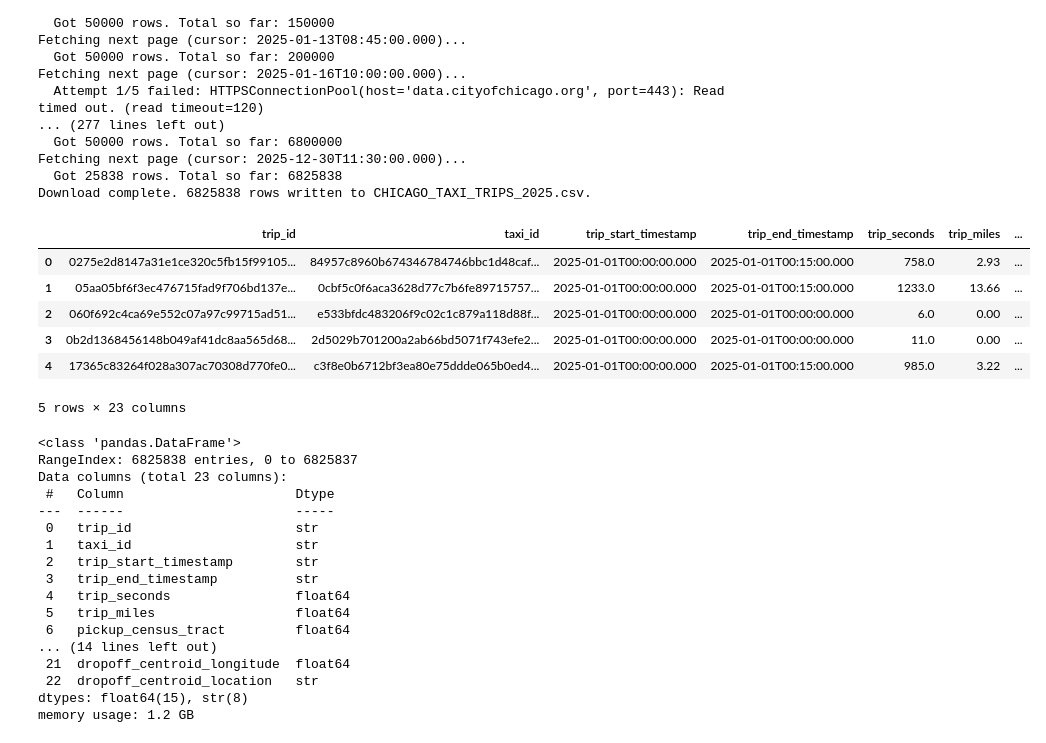
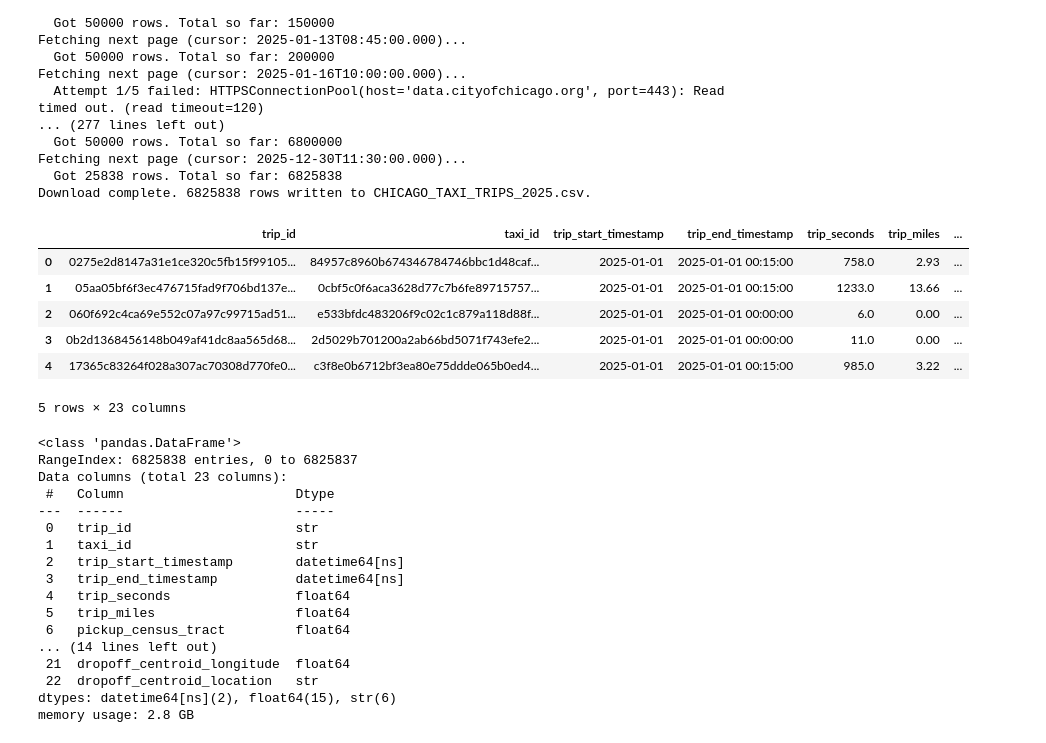
Before and after one commit to ge02/AAA_TA_2026, a Jupyter notebook: notebooks/01_Preprocessing/01_01_Fetch_Trip_Data.ipynb, the cells around one changed output. Saved outputs shown, nothing was run; the diff lists cells and outputs as text; code cells hidden in the pictures.

Commit message:
turn every csv into parquet format

```diff
--- a/notebooks/01_Preprocessing/01_01_Fetch_Trip_Data.ipynb
+++ b/notebooks/01_Preprocessing/01_01_Fetch_Trip_Data.ipynb
@@ -148,19 +161,19 @@ Download complete. 6825838 rows written to CHICAGO_TAXI_TRIPS_2025.csv.
 # %%
 # # # # # # # # # # # # # # # # # # # # # #
 #                                         #
 # Check data                              #
 #                                         #
 # # # # # # # # # # # # # # # # # # # # # #
 
-trip_data = pd.read_csv("data/trips/CHICAGO_TAXI_TRIPS_2025.csv")
+trip_data = pd.read_parquet("data/trips/01_01_fetch_trip_data.parquet")
 trip_data.head()
 # %% [output]
 |  | trip_id | taxi_id | trip_start_timestamp | trip_end_timestamp | trip_seconds | trip_miles | ... |
-| 0 | 0275e2d8147a31e1ce320c5fb15f99105... | 84957c8960b674346784746bbc1d48caf... | 2025-01-01T00:00:00.000 | 2025-01-01T00:15:00.000 | 758.0 | 2.93 | ... |
-| 1 | 05aa05bf6f3ec476715fad9f706bd137e... | 0cbf5c0f6aca3628d77c7b6fe89715757... | 2025-01-01T00:00:00.000 | 2025-01-01T00:15:00.000 | 1233.0 | 13.66 | ... |
-| 2 | 060f692c4ca69e552c07a97c99715ad51... | e533bfdc483206f9c02c1c879a118d88f... | 2025-01-01T00:00:00.000 | 2025-01-01T00:00:00.000 | 6.0 | 0.00 | ... |
-| 3 | 0b2d1368456148b049af41dc8aa565d68... | 2d5029b701200a2ab66bd5071f743efe2... | 2025-01-01T00:00:00.000 | 2025-01-01T00:00:00.000 | 11.0 | 0.00 | ... |
-| 4 | 17365c83264f028a307ac70308d770fe0... | c3f8e0b6712bf3ea80e75ddde065b0ed4... | 2025-01-01T00:00:00.000 | 2025-01-01T00:15:00.000 | 985.0 | 3.22 | ... |
+| 0 | 0275e2d8147a31e1ce320c5fb15f99105... | 84957c8960b674346784746bbc1d48caf... | 2025-01-01 | 2025-01-01 00:15:00 | 758.0 | 2.93 | ... |
+| 1 | 05aa05bf6f3ec476715fad9f706bd137e... | 0cbf5c0f6aca3628d77c7b6fe89715757... | 2025-01-01 | 2025-01-01 00:15:00 | 1233.0 | 13.66 | ... |
+| 2 | 060f692c4ca69e552c07a97c99715ad51... | e533bfdc483206f9c02c1c879a118d88f... | 2025-01-01 | 2025-01-01 00:00:00 | 6.0 | 0.00 | ... |
+| 3 | 0b2d1368456148b049af41dc8aa565d68... | 2d5029b701200a2ab66bd5071f743efe2... | 2025-01-01 | 2025-01-01 00:00:00 | 11.0 | 0.00 | ... |
+| 4 | 17365c83264f028a307ac70308d770fe0... | c3f8e0b6712bf3ea80e75ddde065b0ed4... | 2025-01-01 | 2025-01-01 00:15:00 | 985.0 | 3.22 | ... |
 5 rows × 23 columns
 # %%
 trip_data.info()
@@ -172,13 +185,13 @@ Data columns (total 23 columns):
 ---  ------                      -----
  0   trip_id                     str
  1   taxi_id                     str
- 2   trip_start_timestamp        str
- 3   trip_end_timestamp          str
+ 2   trip_start_timestamp        datetime64[ns]
+ 3   trip_end_timestamp          datetime64[ns]
  4   trip_seconds                float64
  5   trip_miles                  float64
  6   pickup_census_tract         float64
 ... (14 lines left out)
  21  dropoff_centroid_longitude  float64
  22  dropoff_centroid_location   str
-dtypes: float64(15), str(8)
-memory usage: 1.2 GB
+dtypes: datetime64[ns](2), float64(15), str(6)
+memory usage: 2.8 GB
```
Also changed, not shown: parts of 2 cells of this notebook, 12 other files.
